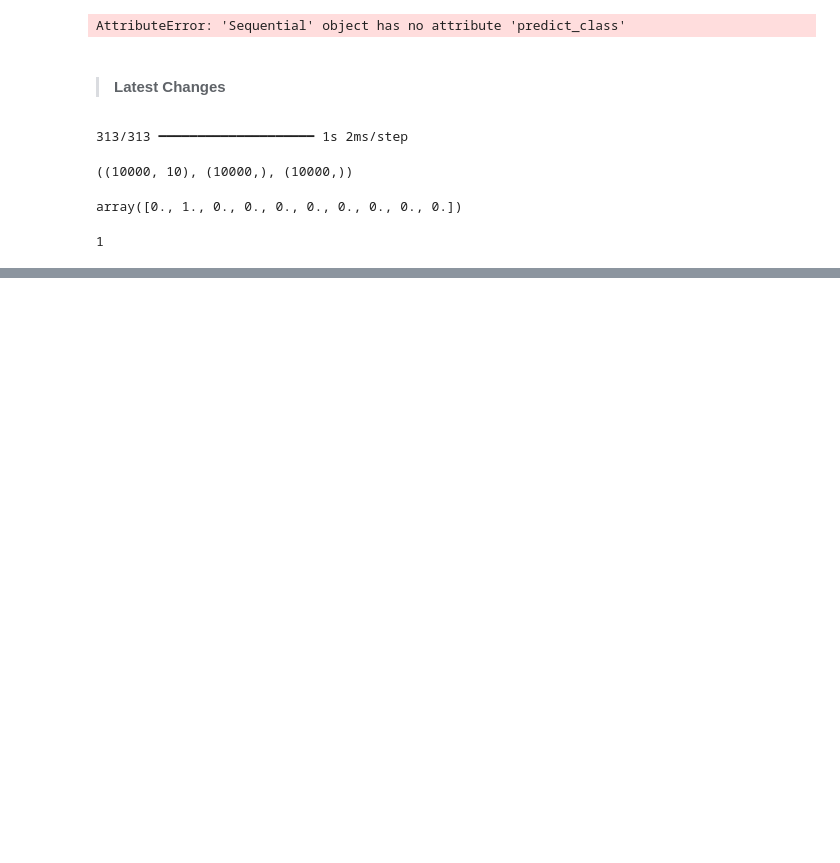
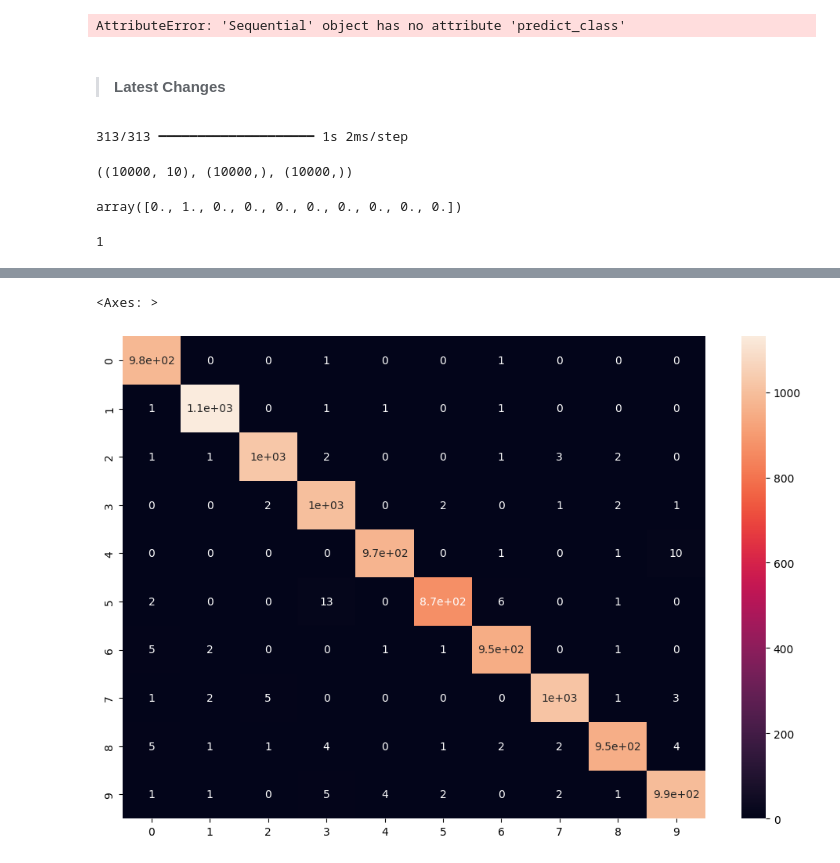
Before and after one commit to Sabbha20/ten-k-learn, a Jupyter notebook: 01 tensorflow-Keras/CNN/01-Keras-CNN-MNIST.ipynb, the cells around one changed output, grey strips where cells are left out. Drawn from its saved outputs; the diff is of its cells as text; code cells hidden in the pictures; blank space fills up the shorter version.

```diff
--- a/01 tensorflow-Keras/CNN/01-Keras-CNN-MNIST.ipynb
+++ b/01 tensorflow-Keras/CNN/01-Keras-CNN-MNIST.ipynb
@@ -303,0 +338,6 @@ y_pred[2]
+# %%
+plt.figure(figsize=(12,8))
+sns.heatmap(confusion_matrix(y_test,y_pred),annot=True)
+# %% [output]
+<Axes: >
+[figure, added]
```
Also changed, not shown: parts of 3 cells of this notebook.
